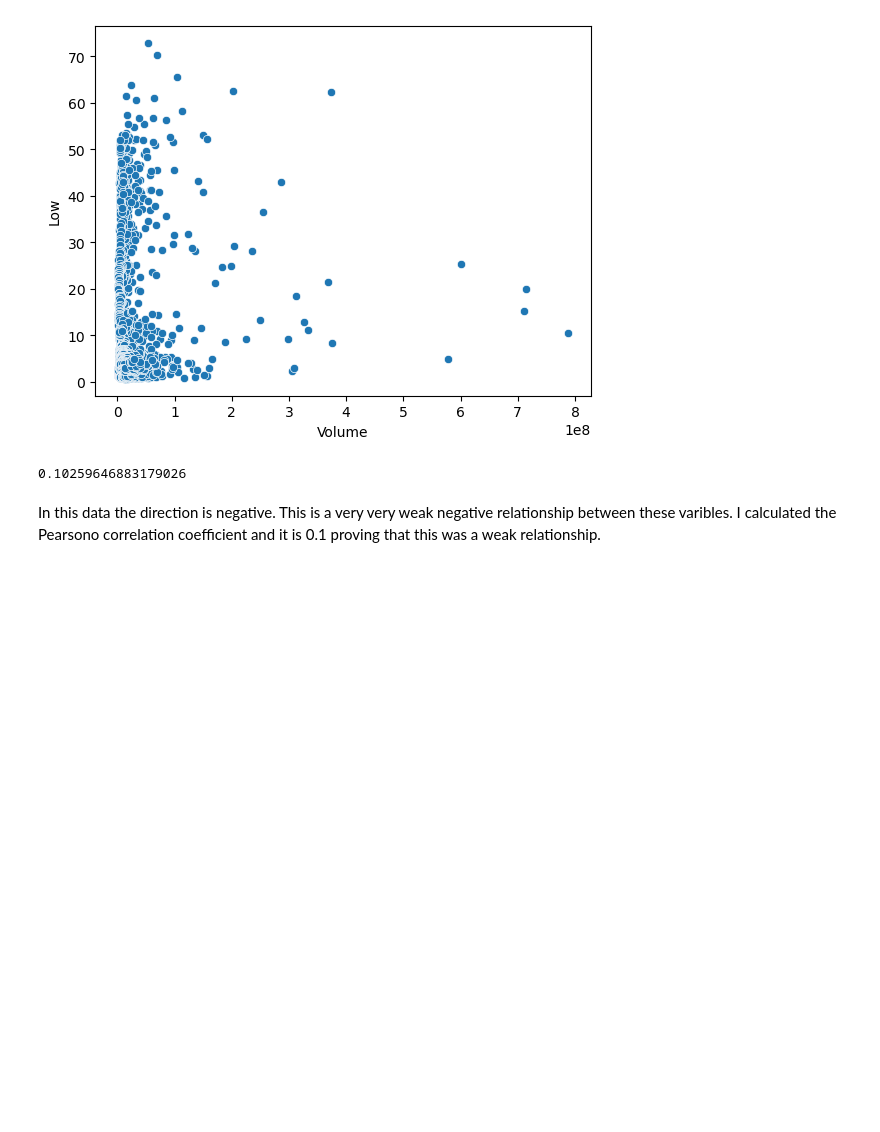
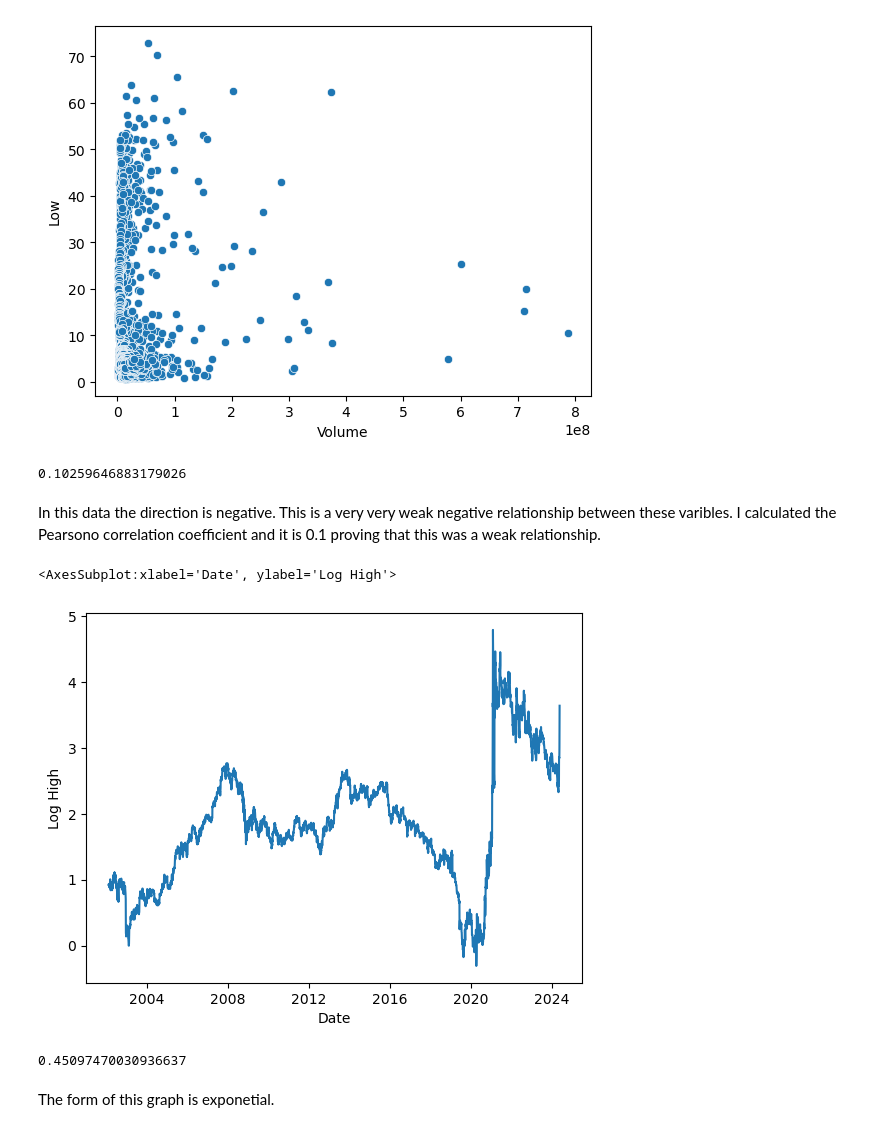
Before and after one commit to CrunchySweet/AI, a Jupyter notebook: Semester1/Stocks/Stocks.ipynb, the cells around one changed output. Saved outputs shown, nothing was run; the diff lists cells and outputs as text; code cells hidden in the pictures; blank space fills up the shorter version.

Commit message:
Exit ticket with correlation

```diff
--- a/Semester1/Stocks/Stocks.ipynb
+++ b/Semester1/Stocks/Stocks.ipynb
@@ -59,3 +55,8 @@ df["Low"].corr(df['Volume'])
 0.10259646883179026
 # %% [markdown]
 In this data the direction is negative. This is a very very weak negative relationship between these varibles. I calculated the Pearsono correlation coefficient and it is 0.1 proving that this was a weak relationship.
+# %%
+sns.lineplot(data = df, x='Date', y = 'Log High')
+# %% [output]
+<AxesSubplot:xlabel='Date', ylabel='Log High'>
+[figure, added]
@@ -61,0 +71,6 @@ In this data the direction is negative. This is a very very weak negative relati
+# %%
+correlation
+# %% [output]
+0.45097470030936637
+# %% [markdown]
+The form of this graph is exponetial.
```
Also changed, not shown: parts of 5 cells of this notebook, 1 other file.
